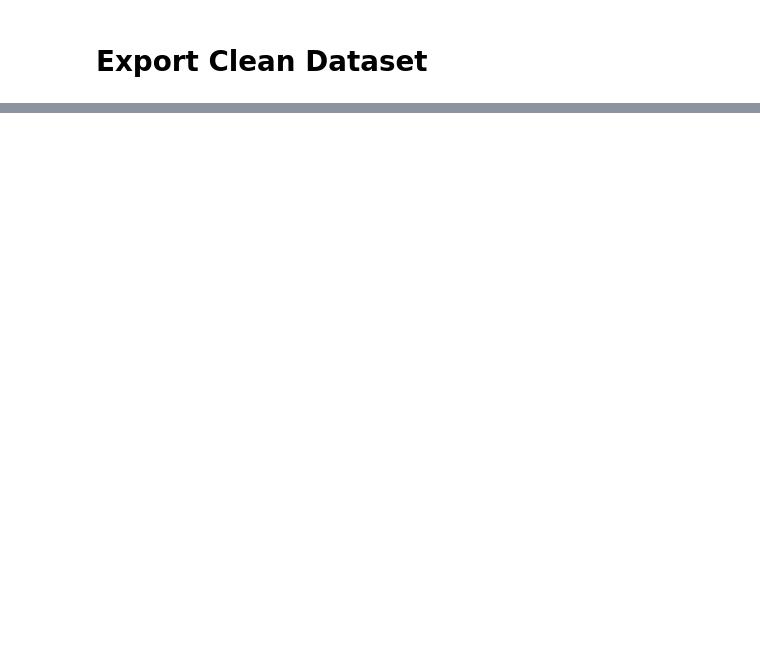
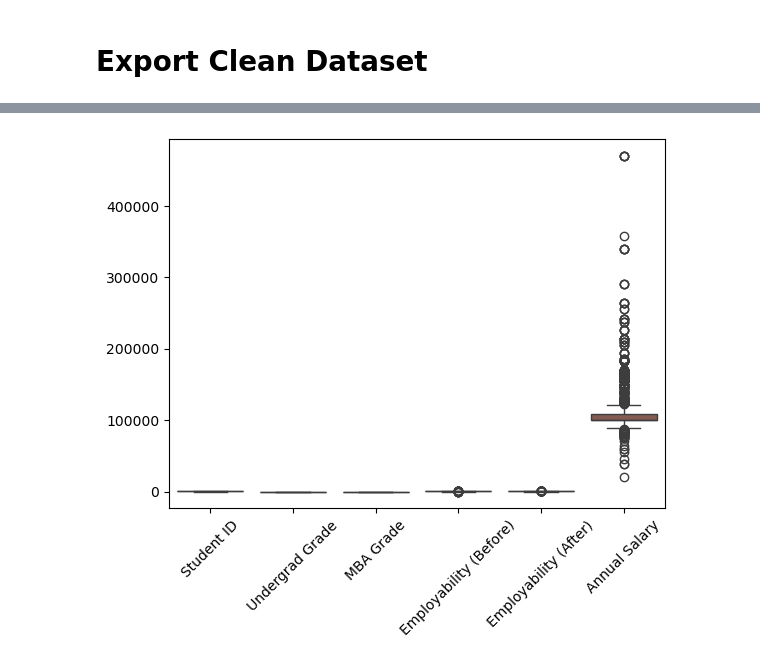
Before and after one commit to junclemente/ads505-FinalProject, a Jupyter notebook: eda/business_school.ipynb, the cells around one changed output, grey strips where cells are left out. Saved outputs shown, nothing was run; the diff lists cells and outputs as text; code cells hidden in the pictures; blank space fills up the shorter version.

```diff
--- a/eda/business_school.ipynb
+++ b/eda/business_school.ipynb
@@ -171,0 +188,6 @@ df_clean.to_csv(datasets/'school_clean.csv', index=False)
+# %%
+sns.boxplot(data=df)
+plt.xticks(rotation=45)
+plt.show()
+# %% [output]
+[figure, added]
```
Also changed, not shown: parts of 2 cells of this notebook.
